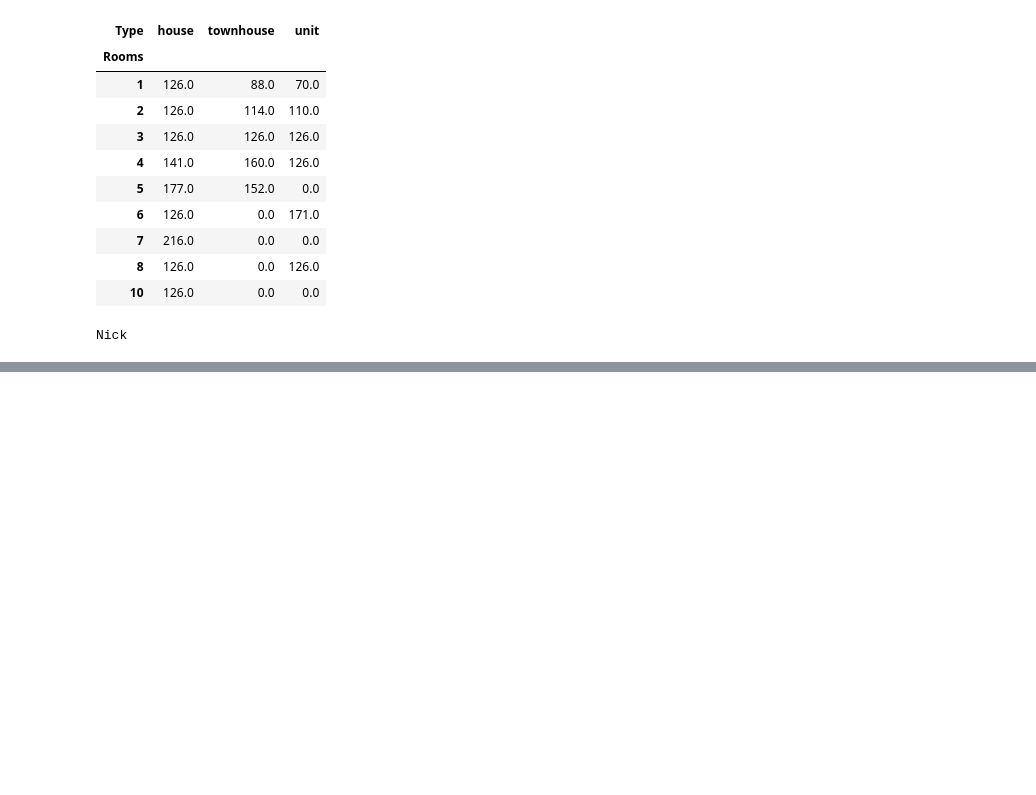
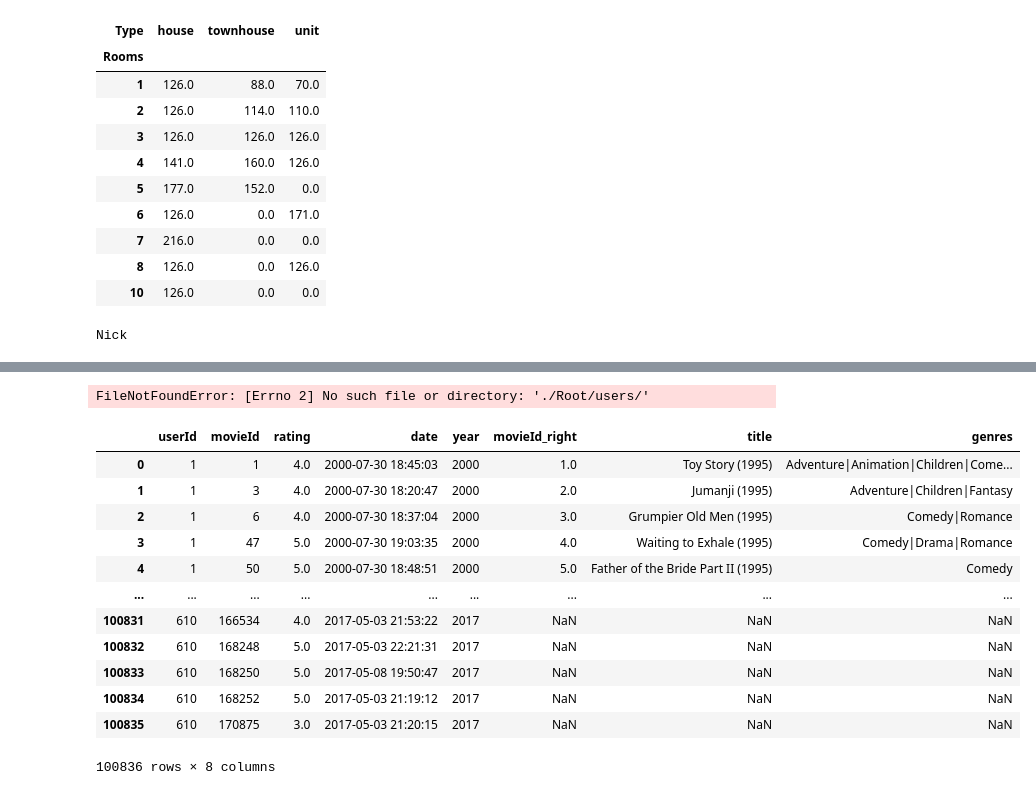
Before and after one commit to Alla-Kr/Alladata, a Jupyter notebook: SkillFactory/PY-12.Продвинутые методы работы с данными в Pandas/Продвинутые методы роботы с данными в Pandas.ipynb, the cells around one changed output, grey strips where cells are left out. Cells and saved outputs as stored; diff of their text form; code cells hidden in the pictures; blank space fills up the shorter version.

```diff
--- a/SkillFactory/PY-12.Продвинутые методы работы с данными в Pandas/Продвинутые методы роботы с данными в Pandas.ipynb
+++ b/SkillFactory/PY-12.Продвинутые методы работы с данными в Pandas/Продвинутые методы роботы с данными в Pandas.ipynb
@@ -532,0 +557,7 @@ Nick
+# %%
+dates = pd.read_csv('data/movies_data/dates.csv')
+#dates.head()
+#dates.value_counts()
+dates['date'] = pd.to_datetime(dates['date'])
+dates['year'] = dates['date'].dt.year
+dates['year'].mode()
@@ -532,0 +567,3 @@ Nick
+# %%
+ratings = pd.concat([ratings1, ratings2], ignore_index=True)
+display(ratings)
@@ -532,0 +592,3 @@ Nick
+# %%
+ratings = ratings.drop_duplicates(ignore_index=True)
+print('Число строк в таблице ratings: ', ratings.shape[0])
@@ -532,0 +609,55 @@ Nick
+# %%
+#ЗАДАНИЕ 6.3 Вам необходимо написать функцию concat_user_files(path), параметром которой является path - путь до директории.
+#     Функция должна объединить информацию из предоставленных вам файлов в один DataFrame и вернуть его.
+#     Не забудьте обновить индексы результирующей таблицы после объединения.
+#     Учтите тот момент, что в результате объединения могут возникнуть дубликаты, от которых необходимо будет избавиться.
+#     """
+# пример решинея из слака
+def concat_users_files(path):
+    filesList = os.listdir(path)
+    filesList.sort()
+    files = []
+    for file in filesList:
+        files.append(pd.read_csv(path+file))
+    return pd.concat(files, ignore_index=True).drop_duplicates()
+
+
+#пример эталонного решения
+def concat_users_files(path):
+    data = pd.DataFrame()
+    file_names = os.listdir(path)
+    file_names.sort()
+    for file in file_names:
+        tmp_data = pd.read_csv(path + '/' + file) # возможно лишний слеш
+        data = pd.concat([data, tmp_data], axis=0, ignore_index=True)
+    data = data.drop_duplicates()
+    return data
+
+
+if __name__ == '__main__':
+    data = concat_users_files('./Root/users/')
+# %% [output]
+FileNotFoundError: [Errno 2] No such file or directory: './Root/users/'
+# %%
+# объединив таблицы типом left. Так как в наших таблицах есть одноимённые столбцы, установим один из суффиксов, чтобы избежать ошибки:
+
+joined_false = ratings_dates.join(
+    movies,
+    rsuffix='_right',
+    how='left'
+)
+display(joined_false)
+# %% [output]
+|  | userId | movieId | rating | date | year | movieId_right | title | genres |
+| 0 | 1 | 1 | 4.0 | 2000-07-30 18:45:03 | 2000 | 1.0 | Toy Story (1995) | Adventure|Animation|Children|Come... |
+| 1 | 1 | 3 | 4.0 | 2000-07-30 18:20:47 | 2000 | 2.0 | Jumanji (1995) | Adventure|Children|Fantasy |
+| 2 | 1 | 6 | 4.0 | 2000-07-30 18:37:04 | 2000 | 3.0 | Grumpier Old Men (1995) | Comedy|Romance |
+| 3 | 1 | 47 | 5.0 | 2000-07-30 19:03:35 | 2000 | 4.0 | Waiting to Exhale (1995) | Comedy|Drama|Romance |
+| 4 | 1 | 50 | 5.0 | 2000-07-30 18:48:51 | 2000 | 5.0 | Father of the Bride Part II (1995) | Comedy |
+| ... | ... | ... | ... | ... | ... | ... | ... | ... |
+| 100831 | 610 | 166534 | 4.0 | 2017-05-03 21:53:22 | 2017 | NaN | NaN | NaN |
+| 100832 | 610 | 168248 | 5.0 | 2017-05-03 22:21:31 | 2017 | NaN | NaN | NaN |
+| 100833 | 610 | 168250 | 5.0 | 2017-05-08 19:50:47 | 2017 | NaN | NaN | NaN |
+| 100834 | 610 | 168252 | 5.0 | 2017-05-03 21:19:12 | 2017 | NaN | NaN | NaN |
+| 100835 | 610 | 170875 | 3.0 | 2017-05-03 21:20:15 | 2017 | NaN | NaN | NaN |
+100836 rows × 8 columns
```
Also changed, not shown: parts of 33 cells of this notebook, 8 other files.
